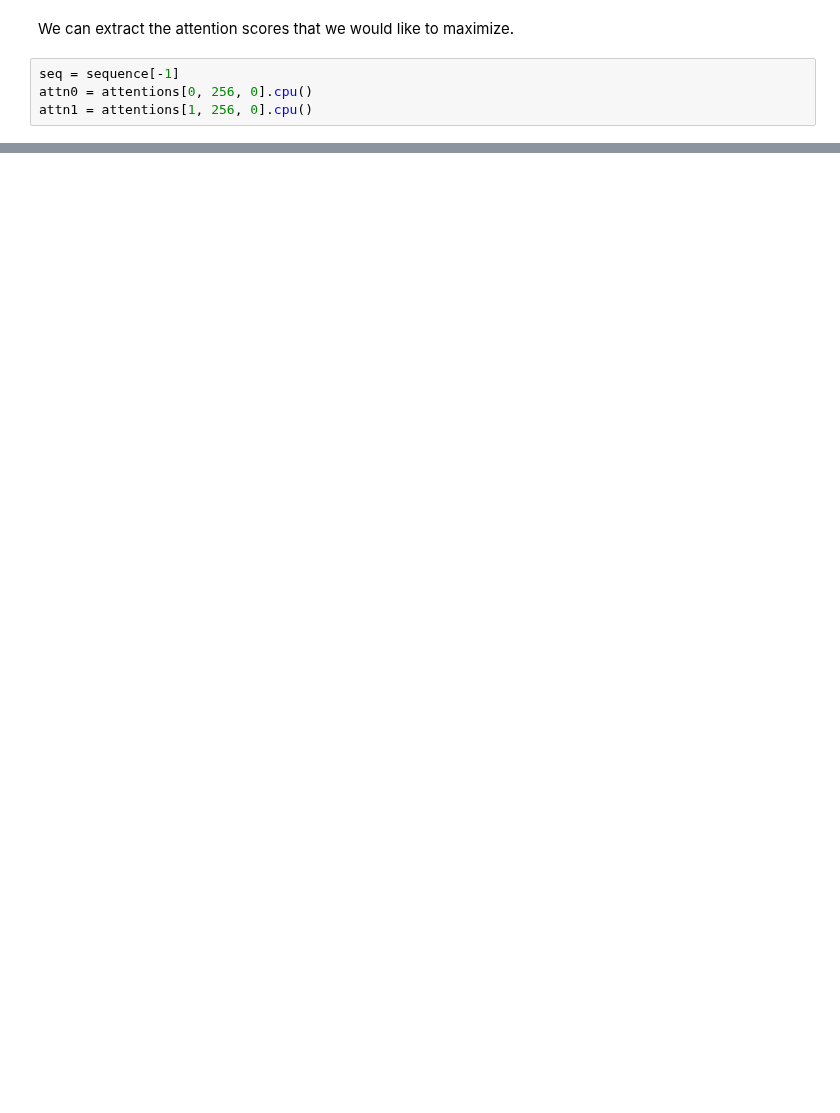
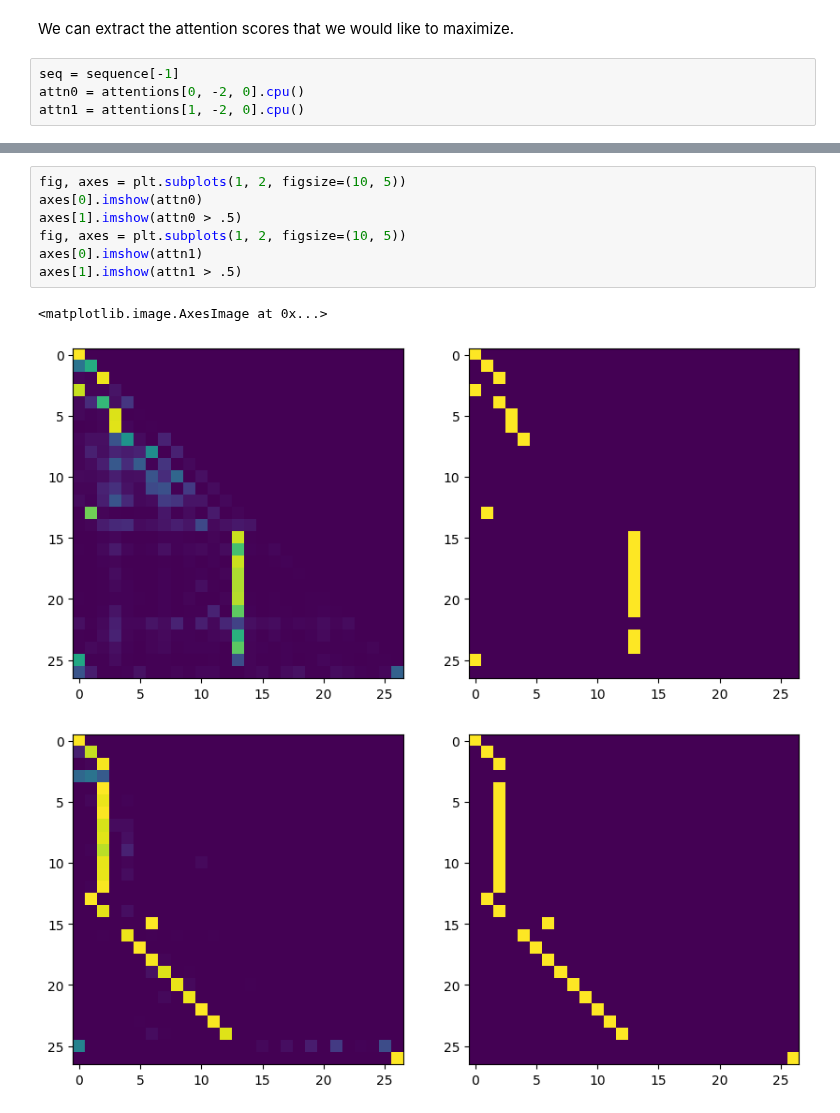
Before and after one commit to fairinternal/composable-llm, a Jupyter notebook: notebooks/scratchpad.ipynb, the cells around one changed output, grey strips where cells are left out. Saved outputs shown, nothing was run; the diff lists cells and outputs as text; blank space fills up the shorter version.

```diff
--- a/notebooks/scratchpad.ipynb
+++ b/notebooks/scratchpad.ipynb
@@ -137,5 +181,5 @@ logits.shape, attentions.shape, sequence.shape
 We can extract the attention scores that we would like to maximize.
 # %%
 seq = sequence[-1]
-attn0 = attentions[0, 256, 0].cpu()
-attn1 = attentions[1, 256, 0].cpu()
+attn0 = attentions[0, -2, 0].cpu()
+attn1 = attentions[1, -2, 0].cpu()
@@ -152,0 +186,11 @@ plt.imshow(attn1)
+# %%
+fig, axes = plt.subplots(1, 2, figsize=(10, 5))
+axes[0].imshow(attn0)
+axes[1].imshow(attn0 > .5)
+fig, axes = plt.subplots(1, 2, figsize=(10, 5))
+axes[0].imshow(attn1)
+axes[1].imshow(attn1 > .5)
+# %% [output]
+<matplotlib.image.AxesImage at 0x...>
+[figure, added]
+[figure, added]
```
Also changed, not shown: parts of 10 cells of this notebook, 2 other files.
